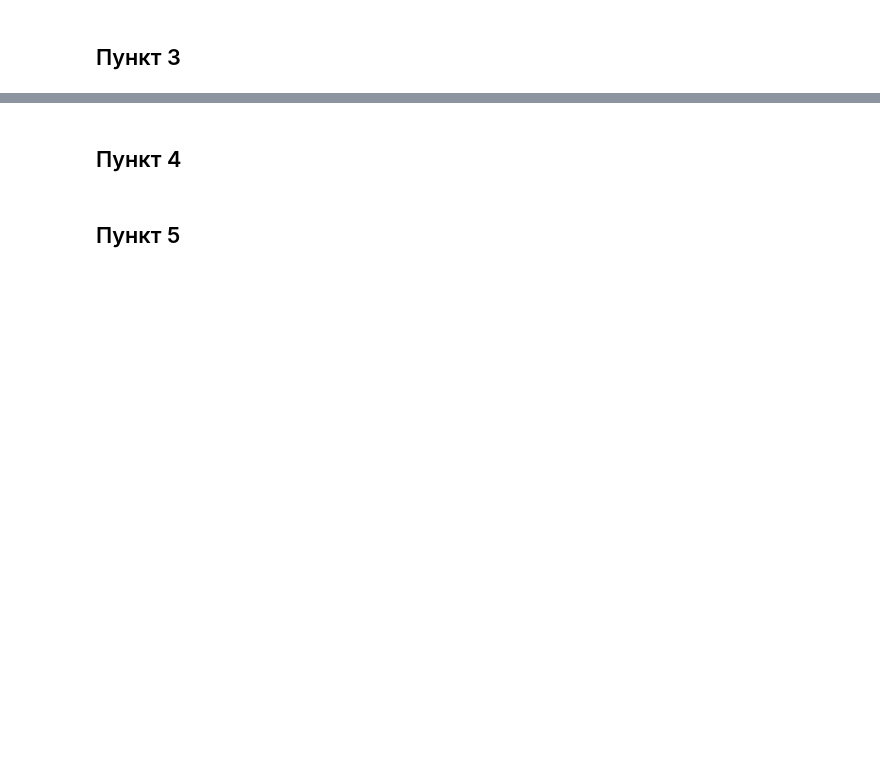
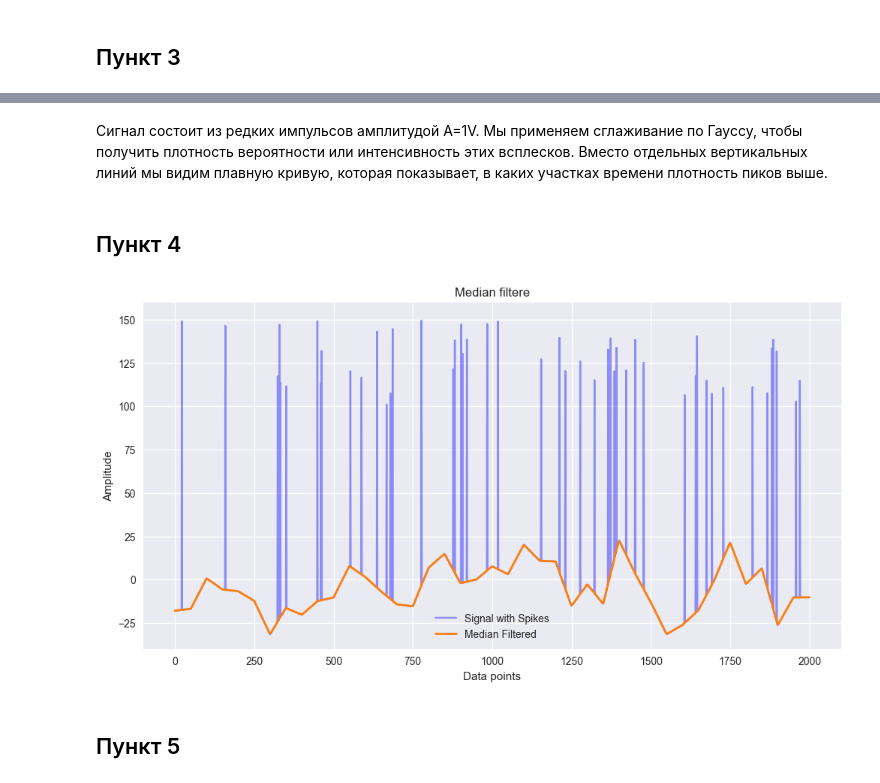
Before and after one commit to KamenevIvan/DPoS, a Jupyter notebook: lab6.ipynb, the cells around one changed output, grey strips where cells are left out. Drawn from its saved outputs; the diff is of its cells as text; code cells hidden in the pictures; blank space fills up the shorter version.

```diff
--- a/lab6.ipynb
+++ b/lab6.ipynb
@@ -46,4 +117,41 @@ plt.show()
+# %% [markdown]
+Сигнал состоит из редких импульсов амплитудой A=1V. Мы применяем сглаживание по Гауссу, чтобы получить плотность вероятности или интенсивность этих всплесков.
+Вместо отдельных вертикальных линий мы видим плавную кривую, которая показывает, в каких участках времени плотность пиков выше.
 # %% [markdown]
 ## Пункт 4
+# %%
+n = 2000
+p = 40
+
+signal_base = np.interp(np.linspace(0, p, n), np.arange(0, p), np.random.randn(p)) * 15
+
+
+x_spiky = signal_base.copy()
+n_outliers = 50
+outlier_idx = np.random.choice(range(n), n_outliers)
+
+x_spiky[outlier_idx] = np.random.uniform(100, 150, n_outliers)
+
+
+limit = 80
+x_thresholded = x_spiky.copy()
+x_thresholded[x_thresholded > limit] = np.nan
+
+
+y_median = signal.medfilt(x_spiky, kernel_size=7)
+
+# Визуализация
+plt.figure(figsize=(12, 6))
+plt.plot(x_spiky, color='blue', alpha=0.4, label='Signal with Spikes')
+plt.plot(y_median, color='#ff7f0e', linewidth=2, label='Median Filtered')
+
+plt.title('Median filtere')
+plt.xlabel('Data points')
+plt.ylabel('Amplitude')
+plt.legend()
+plt.ylim([-40, 160]) # Фиксируем масштаб как на Рис. 4
+plt.show()
+# %% [output]
+[figure, added]
 # %% [markdown]
 ## Пункт 5
```
Also changed, not shown: parts of 9 cells of this notebook, 4 other files.
